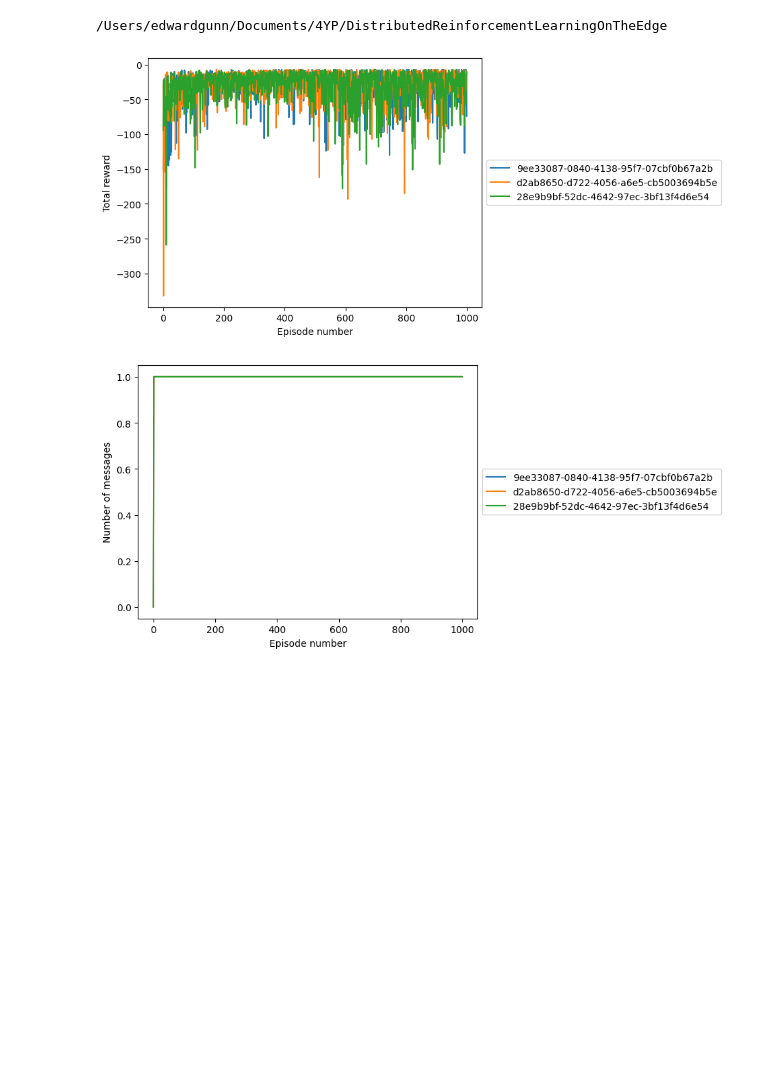
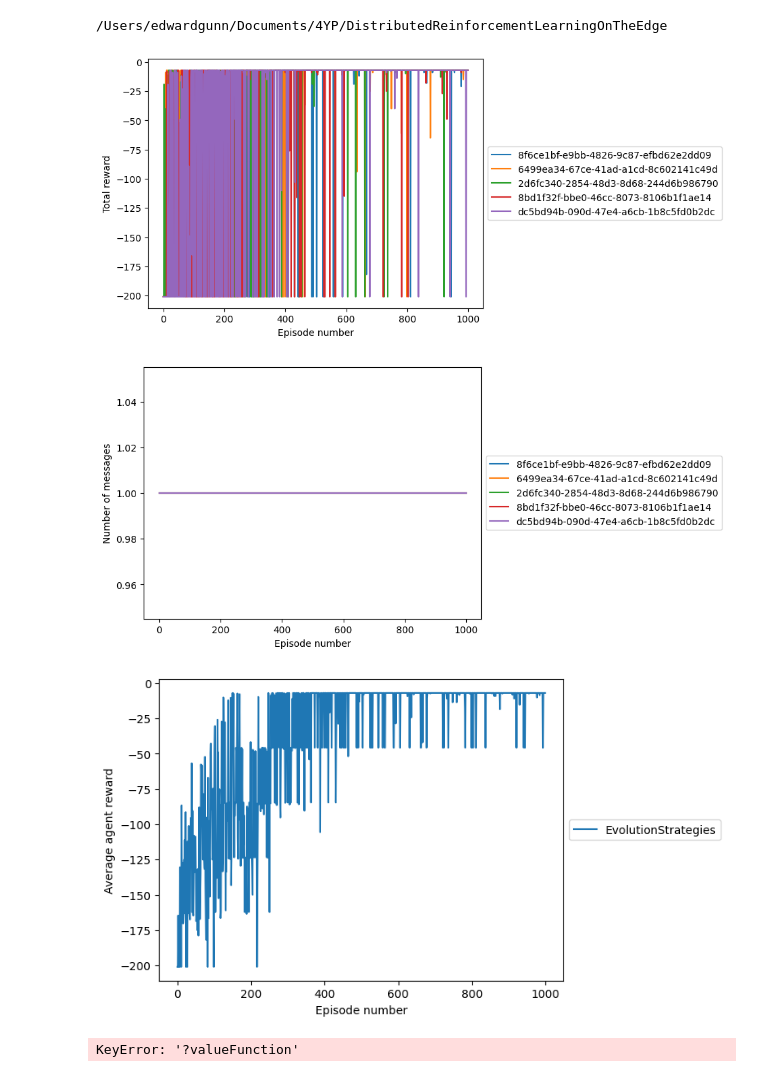
Before and after one commit to edsgunn/DistributedReinforcementLearningOnTheEdge, a Jupyter notebook: DataAnalysis/dataReport.ipynb, the cells around one changed output. Saved outputs shown, nothing was run; the diff lists cells and outputs as text; code cells hidden in the pictures; blank space fills up the shorter version.

Commit message:
Add visualisations

```diff
--- a/DataAnalysis/dataReport.ipynb
+++ b/DataAnalysis/dataReport.ipynb
@@ -3,20 +3,24 @@
 # %% [output]
 /Users/edwardgunn/Documents/4YP/DistributedReinforcementLearningOnTheEdge
 # %%
-from DataAnalysis.Analysis import plotAgentEpisodeReward, plotAgentEpisodeNumMessages, getAgentEpisodeAverageNumberOfMessagesPerStep, getFinalValueFunction, getAgentEpisodeReward, printV2D
+from DataAnalysis.Analysis import plotAgentEpisodeReward, plotAgentEpisodeNumMessages, getAgentEpisodeAverageNumberOfMessagesPerStep, getFinalValueFunction, getAgentEpisodeReward, printV2D, plotAlgorithmEpisodeAverageReward
 import pickle
-f = open('ExperimentFramework/Experiments/Results/13.pkl', 'rb')
+f = open('ExperimentFramework/Experiments/Results/15.pkl', 'rb')
 data = pickle.load(f)
-algorithm = "DAVIA"
-numAgents = 3
+algorithm = "EvolutionStrategies"
+numAgents = 5
 environment = "SimpleGrid"
 plotAgentEpisodeReward(data, algorithm, numAgents, environment)
 plotAgentEpisodeNumMessages(data, algorithm, numAgents, environment)
+plotAlgorithmEpisodeAverageReward(data, [algorithm], numAgents, environment)
 # printV2D(getFinalValueFunction(data, algorithm, numAgents, environment))
+print(getFinalValueFunction(data, algorithm, numAgents, environment))
 f.close()
 # %% [output]
-[figure, old version]
+[figure, new version]
-[figure, old version]
+[figure, new version]
+[figure, added]
+KeyError: '?valueFunction'
 # %%
 from DataAnalysis.Analysis import create_grids, create_plots
 import matplotlib.pyplot as plt
```
Also changed, not shown: parts of 6 cells of this notebook, 26 other files.
